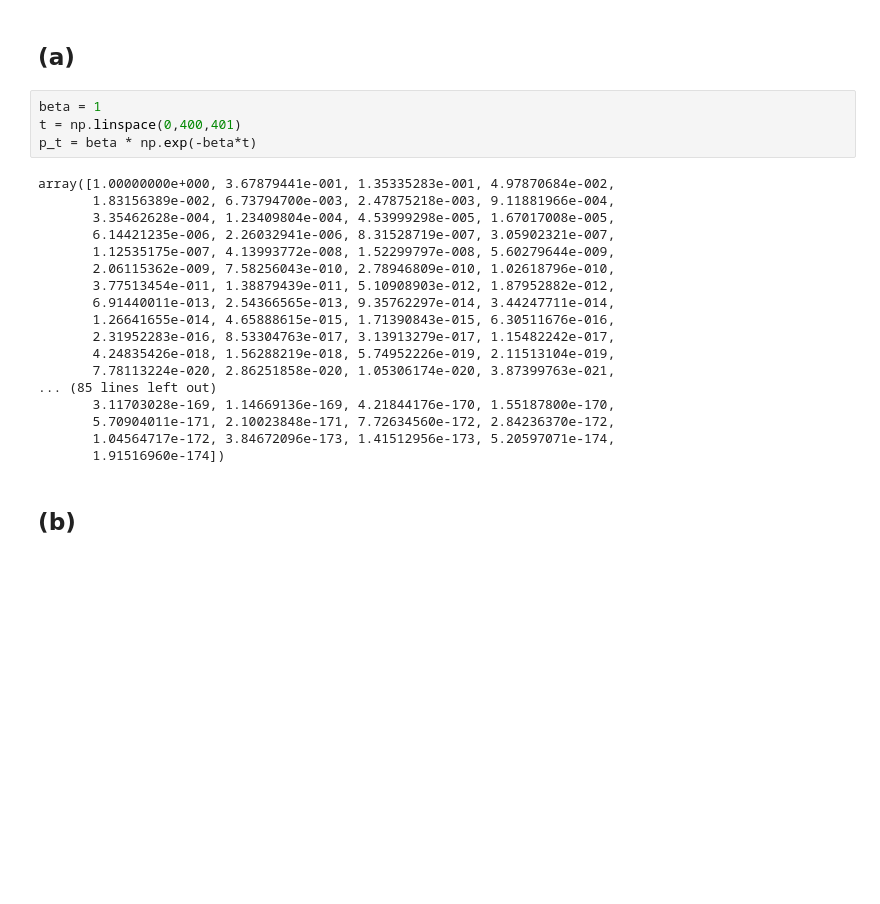
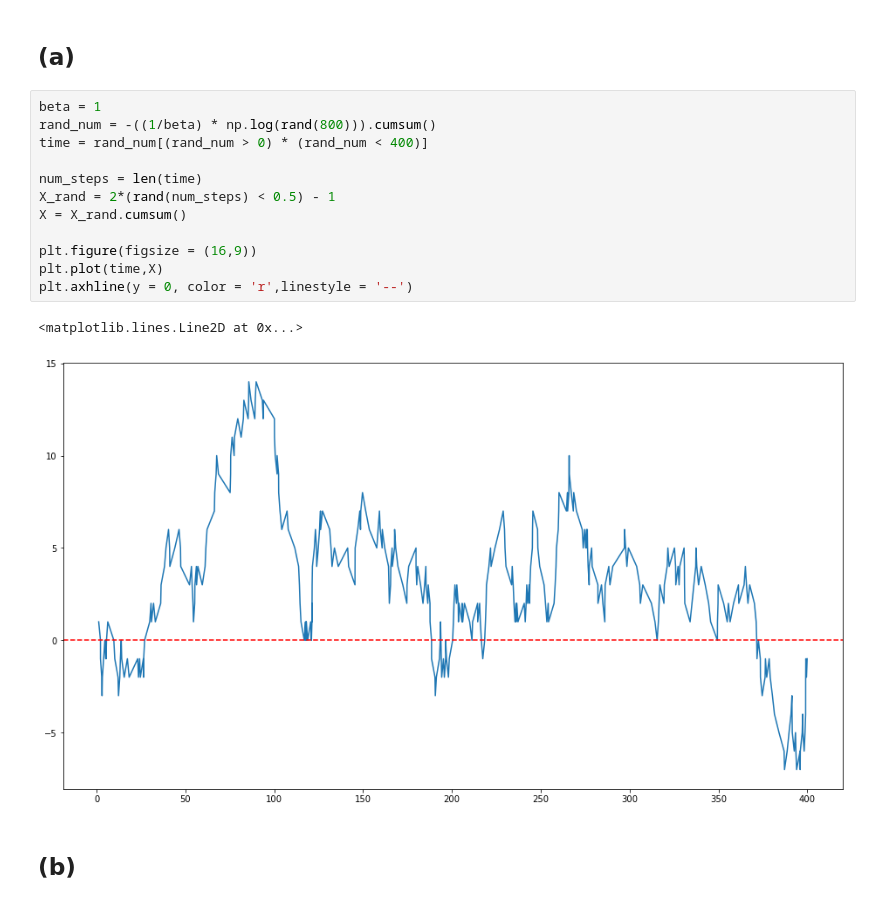
Before and after one commit to mkuchle16/biophysics, a Jupyter notebook: week-07/problem-10.3.ipynb, the cells around one changed output. Drawn from its saved outputs; the diff is of its cells as text; blank space fills up the shorter version.

```diff
--- a/week-07/problem-10.3.ipynb
+++ b/week-07/problem-10.3.ipynb
@@ -11,27 +11,20 @@ rng = default_rng()
 rand = rng.random
 # %% [markdown]
 ## (a)
-# %%
-beta = 1
-t = np.linspace(0,400,401)
-p_t = beta * np.exp(-beta*t)
-# %% [output]
-array([1.00000000e+000, 3.67879441e-001, 1.35335283e-001, 4.97870684e-002,
-       1.83156389e-002, 6.73794700e-003, 2.47875218e-003, 9.11881966e-004,
-       3.35462628e-004, 1.23409804e-004, 4.53999298e-005, 1.67017008e-005,
-       6.14421235e-006, 2.26032941e-006, 8.31528719e-007, 3.05902321e-007,
-       1.12535175e-007, 4.13993772e-008, 1.52299797e-008, 5.60279644e-009,
-       2.06115362e-009, 7.58256043e-010, 2.78946809e-010, 1.02618796e-010,
-       3.77513454e-011, 1.38879439e-011, 5.10908903e-012, 1.87952882e-012,
-       6.91440011e-013, 2.54366565e-013, 9.35762297e-014, 3.44247711e-014,
-       1.26641655e-014, 4.65888615e-015, 1.71390843e-015, 6.30511676e-016,
-       2.31952283e-016, 8.53304763e-017, 3.13913279e-017, 1.15482242e-017,
-       4.24835426e-018, 1.56288219e-018, 5.74952226e-019, 2.11513104e-019,
-       7.78113224e-020, 2.86251858e-020, 1.05306174e-020, 3.87399763e-021,
-... (85 lines left out)
-       3.11703028e-169, 1.14669136e-169, 4.21844176e-170, 1.55187800e-170,
-       5.70904011e-171, 2.10023848e-171, 7.72634560e-172, 2.84236370e-172,
-       1.04564717e-172, 3.84672096e-173, 1.41512956e-173, 5.20597071e-174,
-       1.91516960e-174])
+# %%
+beta = 1
+rand_num = -((1/beta) * np.log(rand(800))).cumsum()
+time = rand_num[(rand_num > 0) * (rand_num < 400)]
+
+num_steps = len(time)
+X_rand = 2*(rand(num_steps) < 0.5) - 1
+X = X_rand.cumsum()
+
+plt.figure(figsize = (16,9))
+plt.plot(time,X)
+plt.axhline(y = 0, color = 'r',linestyle = '--')
+# %% [output]
+<matplotlib.lines.Line2D at 0x...>
+[figure, added]
 # %% [markdown]
 ## (b)
```
Also changed, not shown: parts of 1 cell of this notebook.
